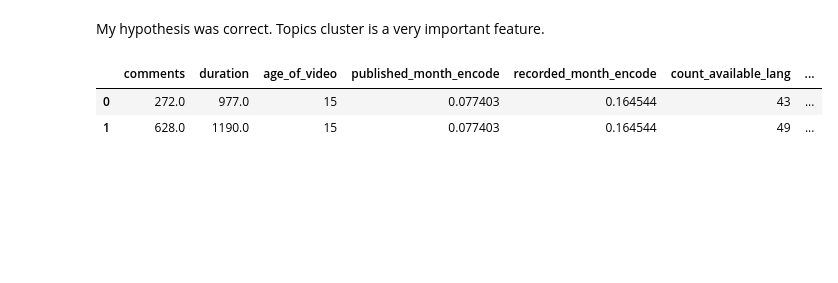
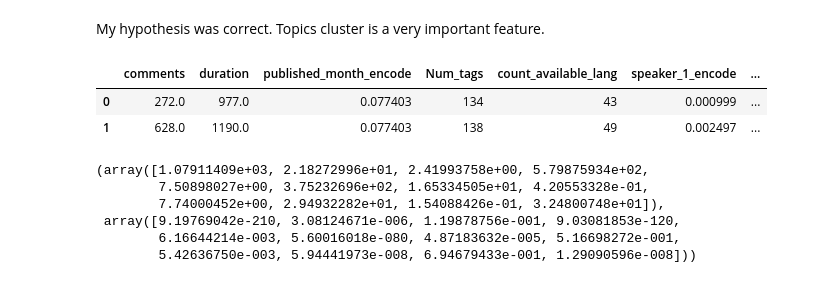
Before and after one commit to sspaulc/TED_TALKS_VIEWS_PREDICTION, a Jupyter notebook: Sanchita_Ted_Talks_Views.ipynb, the cells around one changed output. Cells and saved outputs as stored; diff of their text form; code cells hidden in the pictures; blank space fills up the shorter version.

```diff
--- a/Sanchita_Ted_Talks_Views.ipynb
+++ b/Sanchita_Ted_Talks_Views.ipynb
@@ -71,2 +68,0 @@ data['views']=data['views'].apply(float_to_int)
-# %%
-data.drop(columns='talk_id',inplace= True)
@@ -777,3 +755,18 @@ data.drop(columns=['published_year','recorded_year'],inplace= True)
+# %%
+#applying eval function on available_lang column
+data['related_talks'] = data.apply(lambda row: eval(row['related_talks']), axis=1)
+# %%
+#defining a new feature called related_views
+data['related_views'] = 0
+#iterating through the each row and extracting the value of related_talks
+for index, row in data.iterrows():
+    id_list=list(row['related_talks'].keys())
+    temp=0
+    for i in range(len(data)):
+      if (data.loc[i,'talk_id']) in id_list:
+        temp+=data.loc[i,'views']
+
+    data.loc[index,'related_views']=temp//6
 # %% [markdown]
 # Let us visualize the most spoken about topics in the Ted talks :
 # %%
@@ -1505,16 +1478,16 @@ data[data['views']== data['views'].max()]
 # %% [markdown]
 My hypothesis was correct. Topics cluster is a very important feature.
 # %%
-num_variables= ['comments', 'duration','published_month_encode',
-       'recorded_month_encode', 'count_available_lang', 'speaker_1_encode','Topic_Cluster']
+num_variables= ['comments', 'duration',
+       'Num_tags', 'count_available_lang', 'speaker_1_encode','Topic_Cluster','related_views']
 # %%
 numerical_features_with_topics= data[num_variables]
 # %%
-numerical_features.head(2)
+numerical_features_with_topics.head(2)
 # %% [output]
-|  | comments | duration | age_of_video | published_month_encode | recorded_month_encode | count_available_lang | ... |
-| 0 | 272.0 | 977.0 | 15 | 0.077403 | 0.164544 | 43 | ... |
-| 1 | 628.0 | 1190.0 | 15 | 0.077403 | 0.164544 | 49 | ... |
+|  | comments | duration | published_month_encode | Num_tags | count_available_lang | speaker_1_encode | ... |
+| 0 | 272.0 | 977.0 | 0.077403 | 134 | 43 | 0.000999 | ... |
+| 1 | 628.0 | 1190.0 | 0.077403 | 138 | 49 | 0.002497 | ... |
 # %%
 #Performing one hot encoding
 
@@ -1521,0 +1501,10 @@ from sklearn.preprocessing import OneHotEncoder
+# %%
+f_scores = f_regression(numerical_features_with_topics, dependent_variable)
+f_scores
+# %% [output]
+(array([1.07911409e+03, 2.18272996e+01, 2.41993758e+00, 5.79875934e+02,
+        7.50898027e+00, 3.75232696e+02, 1.65334505e+01, 4.20553328e-01,
+        7.74000452e+00, 2.94932282e+01, 1.54088426e-01, 3.24800748e+01]),
+ array([9.19769042e-210, 3.08124671e-006, 1.19878756e-001, 9.03081853e-120,
+        6.16644214e-003, 5.60016018e-080, 4.87183632e-005, 5.16698272e-001,
+        5.42636750e-003, 5.94441973e-008, 6.94679433e-001, 1.29090596e-008]))
```
Also changed, not shown: parts of 44 cells of this notebook.
